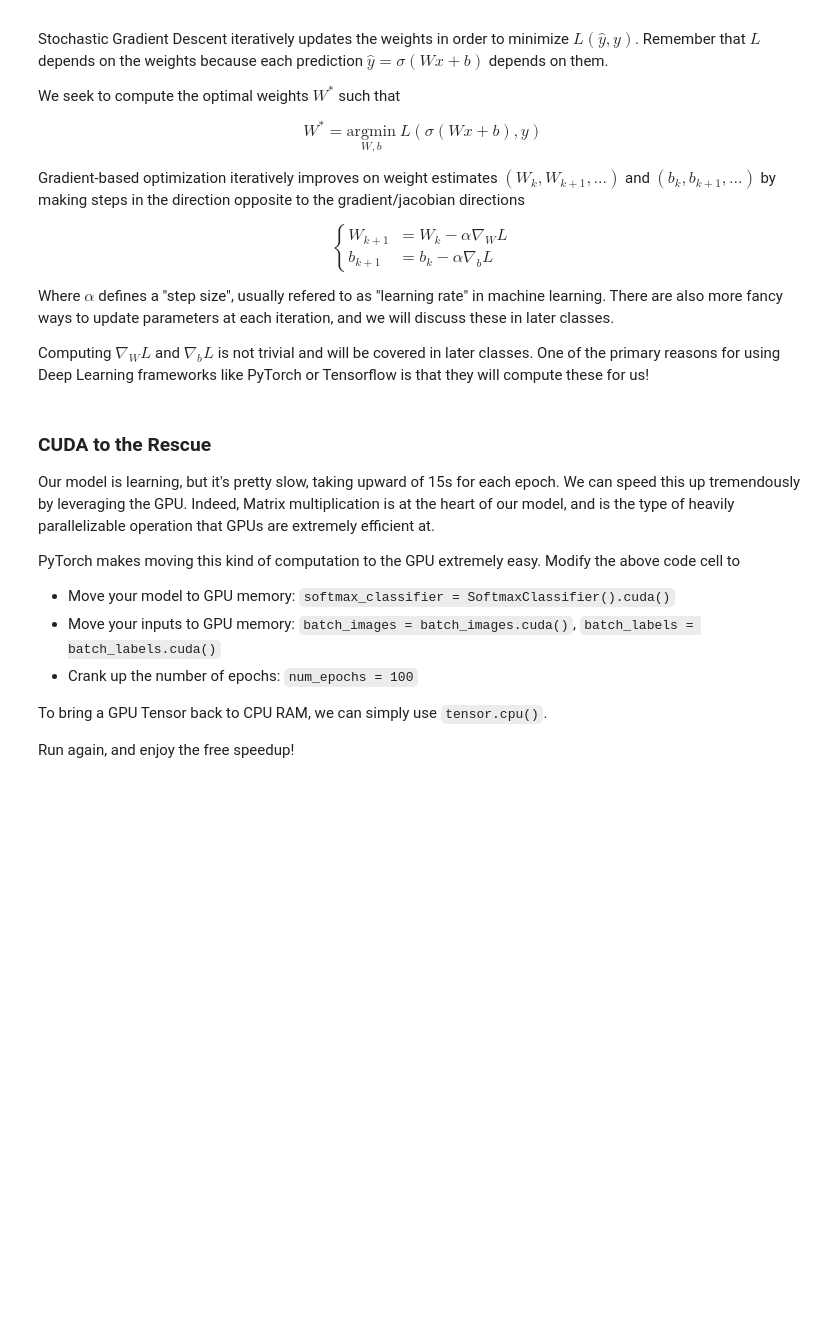
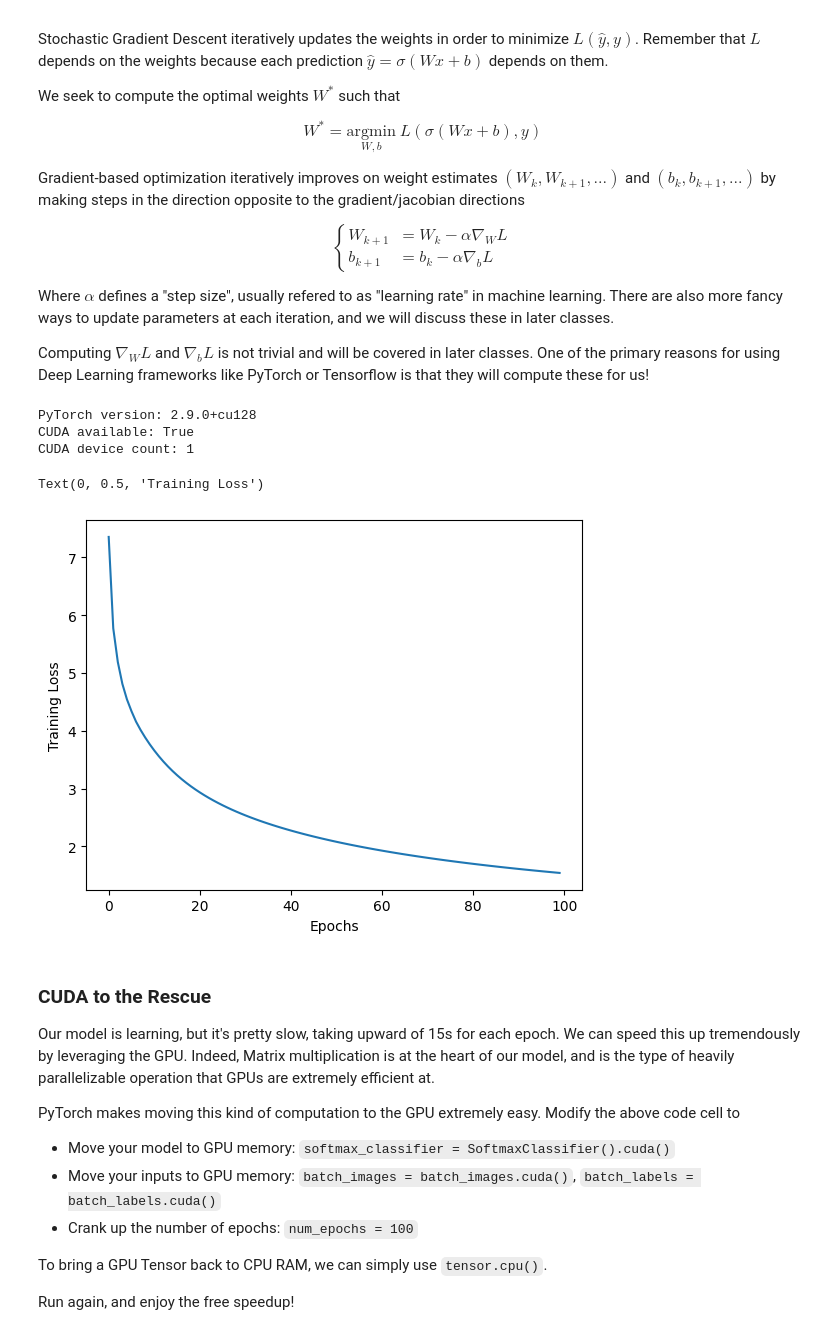
Before and after one commit to umutucak/connected-vehicles, a Jupyter notebook: Notebooks/Perception.ipynb, the cells around one changed output. Cells and saved outputs as stored; diff of their text form; code cells hidden in the pictures; blank space fills up the shorter version.

```diff
--- a/Notebooks/Perception.ipynb
+++ b/Notebooks/Perception.ipynb
@@ -206,6 +230,14 @@ Where $\alpha$ defines a "step size", usually refered to as "learning rate" in m
 
 Computing $\nabla_W L$ and $\nabla_b L$ is not trivial and will be covered in later classes.
 One of the primary reasons for using Deep Learning frameworks like PyTorch or Tensorflow is that they will compute these for us!
+# %%
+print("PyTorch version:", torch.__version__)
+print("CUDA available:", torch.cuda.is_available())
+print("CUDA device count:", torch.cuda.device_count())
+# %% [output]
+PyTorch version: 2.9.0+cu128
+CUDA available: True
+CUDA device count: 1
 # %%
 from tqdm.notebook import tqdm # We'll use this for nice progress bars
 
@@ -214,12 +246,12 @@ from tqdm.notebook import tqdm # We'll use this for nice progress bars
 #   - each epoch goes over all the batches in the dataset, and we can repeat the process for many epochs
 #   - we feed each batch to our model, compute a loss, compute its gradient, and perform an SGD update
 batch_size = 256
-num_epochs = 5
+num_epochs = 100
 learning_rate = 5e-3
 batches_per_epoch = int(np.ceil(training_images.shape[0] / batch_size))
 loss_function = torch.nn.NLLLoss() # Negative Log-Likelihood loss function (aka cross-entropy loss)
 
-softmax_classifier = SoftmaxClassifier()
+softmax_classifier = SoftmaxClassifier().cuda()
 softmax_classifier.train()
 epoch_losses = []
 pbar = tqdm(range(num_epochs))
@@ -228,39 +260,41 @@ for epoch in pbar:
   for batch_idx in range(batches_per_epoch):
     # Get batch of training data
     batch_start_index = batch_size * batch_idx
-    batch_images = torch.from_numpy(training_images[batch_start_index:batch_start_index+batch_size])
-    batch_labels = torch.from_numpy(training_labels[batch_start_index:batch_start_index+batch_size])
+    batch_images = torch.from_numpy(training_images[batch_start_index:batch_start_index+batch_size]).cuda()
+    batch_labels = torch.from_numpy(training_labels[batch_start_index:batch_start_index+batch_size]).cuda()
 
-    # TODO: Feed images to the model
     class_probabilities = softmax_classifier(batch_images)
 
     # Compute loss value using NLLLoss
     # NLLLoss expects log-probabilities rather than probabilities
     # NLLLoss will also handle converting ground truth labels to one-hot encoded vectors
     class_log_probabilities = torch.log(class_probabilities+1e-7) # 1e-7 added for numerical stability
     loss = loss_function(class_log_probabilities, batch_labels)
 
     # Print loss information so we can monitor training
     average_epoch_loss = (batch_idx * average_epoch_loss + loss.item()) / (batch_idx+1)
 
     # Compute the gradient of the loss wrt. to model parameters
     loss.backward() # The reason why this is called "backward" will become clear after the next class
 
     # TODO: Implement SGD update
     # After the call to loss.backward, the gradient of the loss with respect to parameter w is `w.grad`
     # You can access all the model's parameters with `softmax_classifier.parameters()` and loop over them to update them
     with torch.no_grad(): # Loop wrapped in no_grad again because we don't need to accumulate gradients for this step
       for p in softmax_classifier.parameters():
-        p = None # TODO SGD Update
+        p -= learning_rate*p.grad
         # *important*: by default PyTorch remembers gradients from previous iterations, so we always have to zero them out before next iteration
         p.grad.zero_()
   epoch_losses.append(average_epoch_loss)
   pbar.set_description(f"Last Epoch Loss: {average_epoch_loss:.4f}")
 
 # Plot training loss evolution
 plt.plot(epoch_losses)
 plt.xlabel("Epochs")
 plt.ylabel("Training Loss")
+# %% [output]
+Text(0, 0.5, 'Training Loss')
+[figure, added]
 # %% [markdown]
 ### CUDA to the Rescue
 
```
Also changed, not shown: parts of 6 cells of this notebook.
